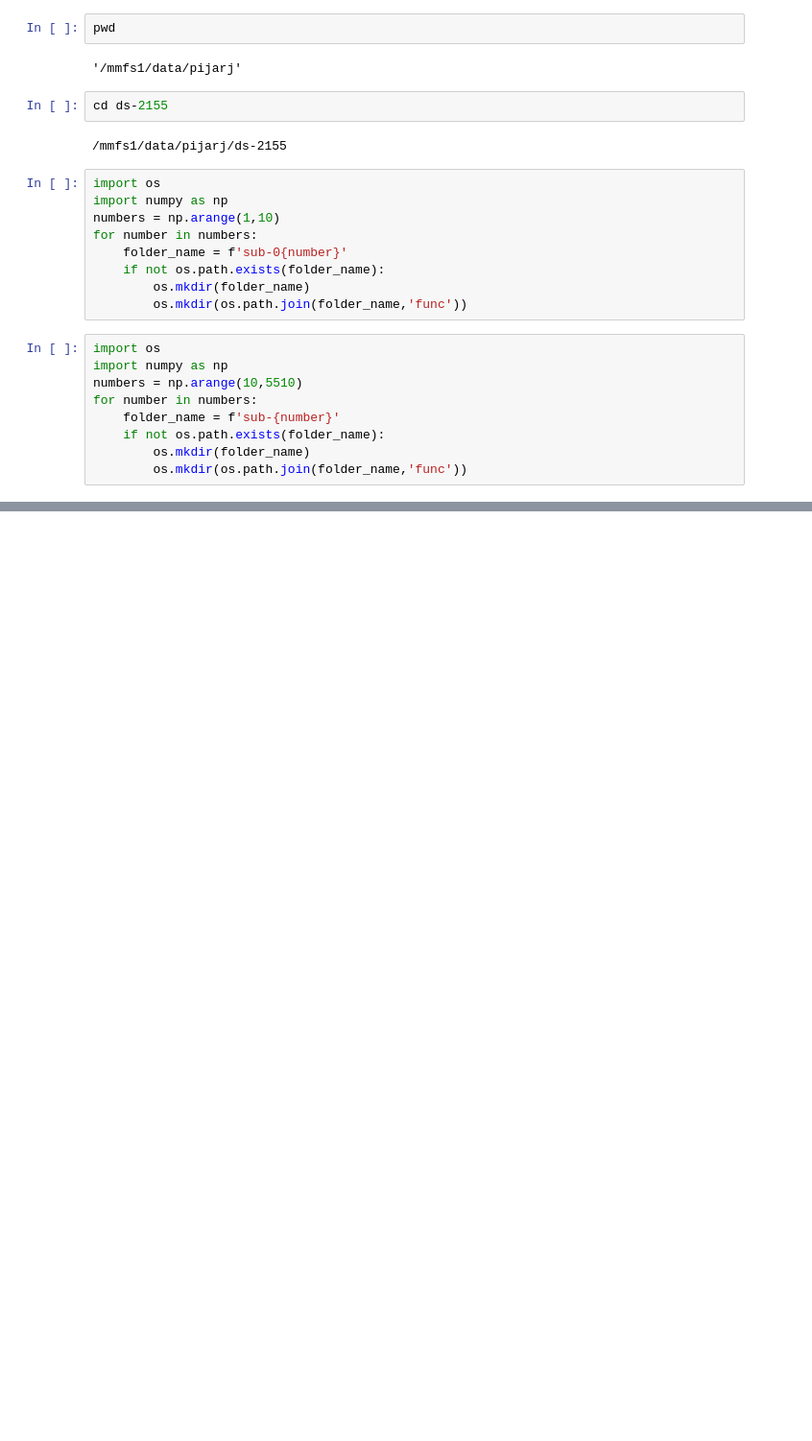
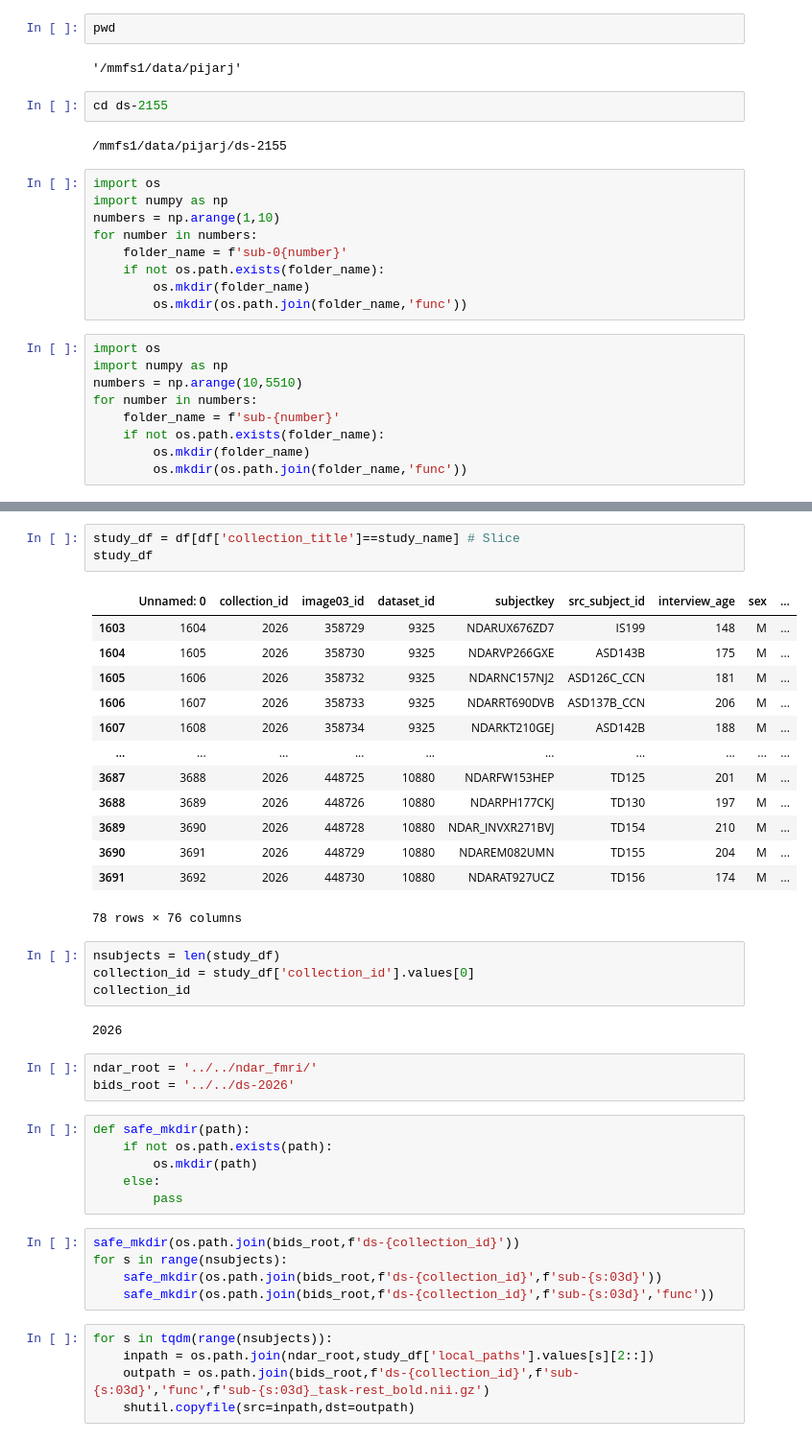
Before and after one commit to Aglinskas/BC-ORG-Data, a Jupyter notebook: Code/Archive/organize-study-subjects.ipynb, the cells around one changed output, grey strips where cells are left out. Shown at 96% size. Drawn from its saved outputs; the diff is of its cells as text; blank space fills up the shorter version.

```diff
--- a/Code/Archive/organize-study-subjects.ipynb
+++ b/Code/Archive/organize-study-subjects.ipynb
@@ -194,0 +260,42 @@ for number in numbers:
+# %%
+study_df = df[df['collection_title']==study_name] # Slice
+study_df
+# %% [output]
+|  | Unnamed: 0 | collection_id | image03_id | dataset_id | subjectkey | src_subject_id | interview_age | sex | ... |
+| 1603 | 1604 | 2026 | 358729 | 9325 | NDARUX676ZD7 | IS199 | 148 | M | ... |
+| 1604 | 1605 | 2026 | 358730 | 9325 | NDARVP266GXE | ASD143B | 175 | M | ... |
+| 1605 | 1606 | 2026 | 358732 | 9325 | NDARNC157NJ2 | ASD126C_CCN | 181 | M | ... |
+| 1606 | 1607 | 2026 | 358733 | 9325 | NDARRT690DVB | ASD137B_CCN | 206 | M | ... |
+| 1607 | 1608 | 2026 | 358734 | 9325 | NDARKT210GEJ | ASD142B | 188 | M | ... |
+| ... | ... | ... | ... | ... | ... | ... | ... | ... | ... |
+| 3687 | 3688 | 2026 | 448725 | 10880 | NDARFW153HEP | TD125 | 201 | M | ... |
+| 3688 | 3689 | 2026 | 448726 | 10880 | NDARPH177CKJ | TD130 | 197 | M | ... |
+| 3689 | 3690 | 2026 | 448728 | 10880 | NDAR_INVXR271BVJ | TD154 | 210 | M | ... |
+| 3690 | 3691 | 2026 | 448729 | 10880 | NDAREM082UMN | TD155 | 204 | M | ... |
+| 3691 | 3692 | 2026 | 448730 | 10880 | NDARAT927UCZ | TD156 | 174 | M | ... |
+78 rows × 76 columns
+# %%
+nsubjects = len(study_df)
+collection_id = study_df['collection_id'].values[0]
+collection_id
+# %% [output]
+2026
+# %%
+ndar_root = '../../ndar_fmri/'
+bids_root = '../../ds-2026'
+# %%
+def safe_mkdir(path):
+    if not os.path.exists(path):
+        os.mkdir(path)
+    else:
+        pass
+# %%
+safe_mkdir(os.path.join(bids_root,f'ds-{collection_id}'))
+for s in range(nsubjects):
+    safe_mkdir(os.path.join(bids_root,f'ds-{collection_id}',f'sub-{s:03d}'))
+    safe_mkdir(os.path.join(bids_root,f'ds-{collection_id}',f'sub-{s:03d}','func'))
+# %%
+for s in tqdm(range(nsubjects)):
+    inpath = os.path.join(ndar_root,study_df['local_paths'].values[s][2::])
+    outpath = os.path.join(bids_root,f'ds-{collection_id}',f'sub-{s:03d}','func',f'sub-{s:03d}_task-rest_bold.nii.gz')
+    shutil.copyfile(src=inpath,dst=outpath)
```
Also changed, not shown: parts of 13 cells of this notebook, 4 other files.
